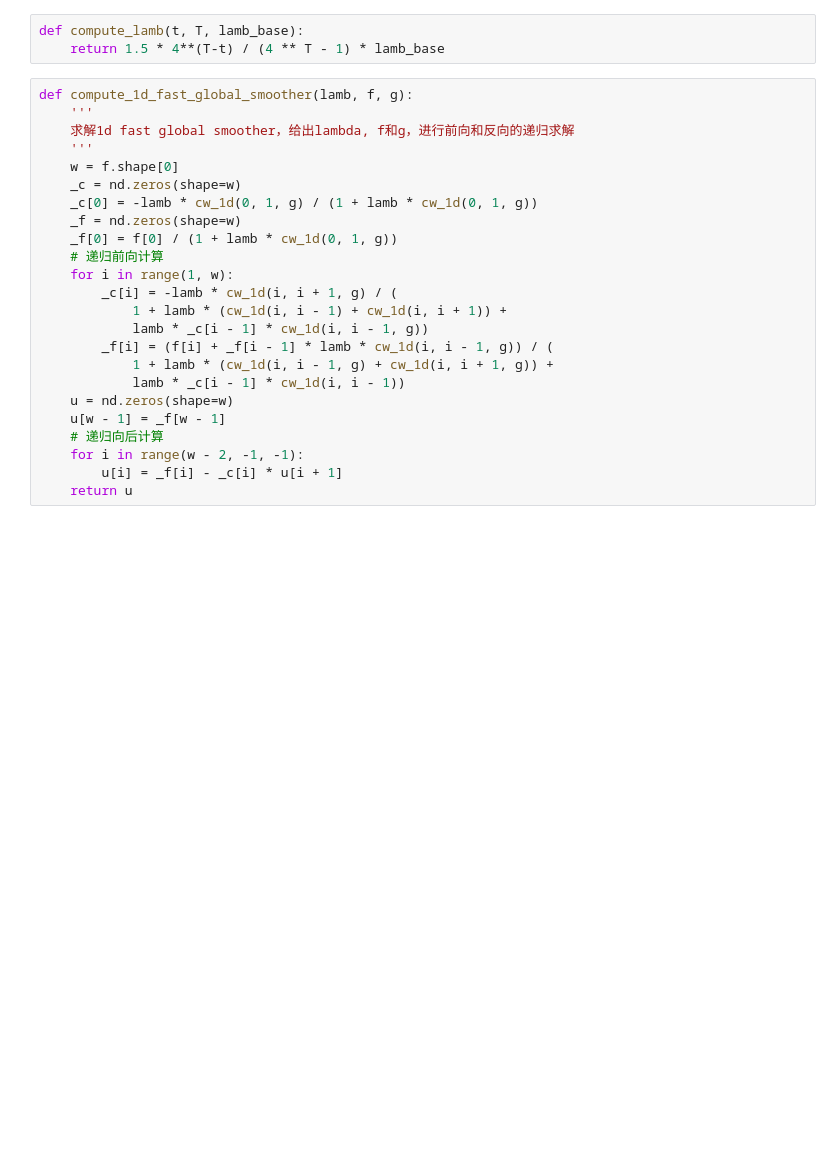
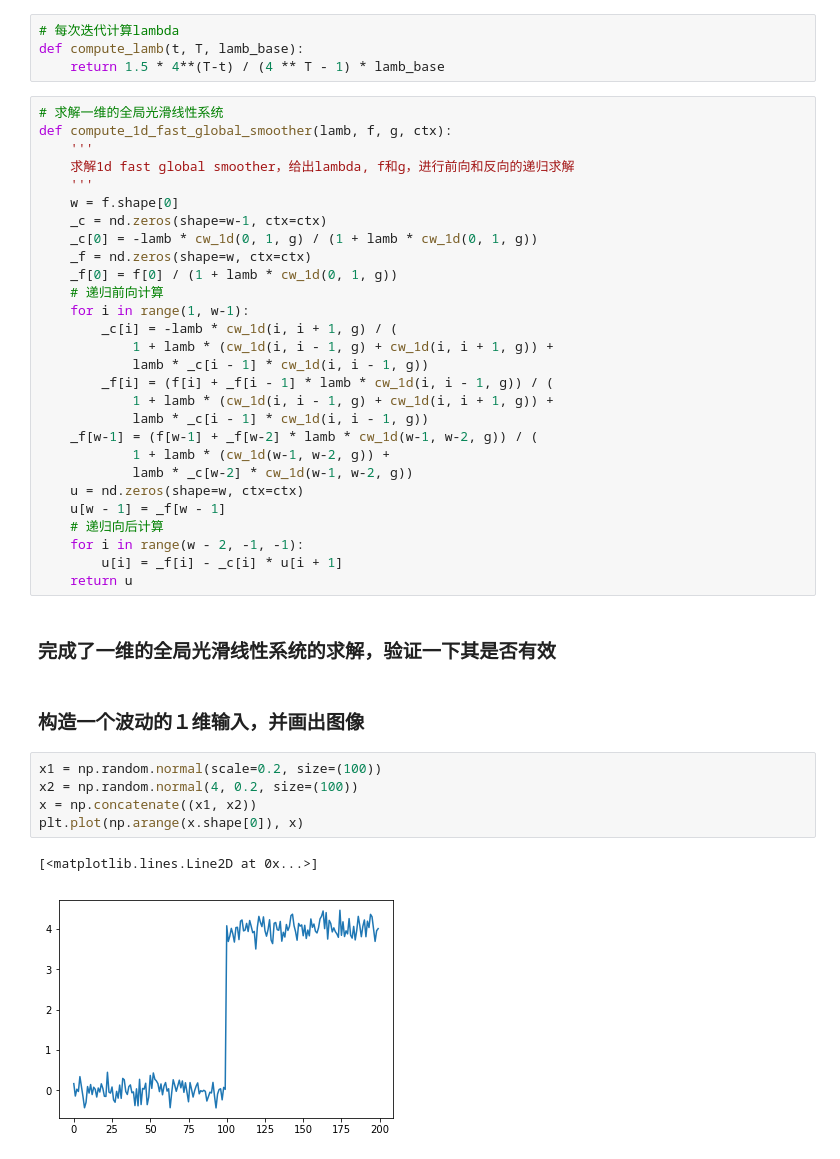
Before and after one commit to L1aoXingyu/Digital-Image-Processing, a Jupyter notebook: assignment3/fast global smooth.ipynb, the cells around one changed output. Drawn from its saved outputs; the diff is of its cells as text; blank space fills up the shorter version.

```diff
--- a/assignment3/fast global smooth.ipynb
+++ b/assignment3/fast global smooth.ipynb
@@ -39,29 +43,46 @@ def cw_1d(p, q, g, sigma):
     norm = nd.norm(g[p] - g[q])
     return nd.exp(-norm/sigma)
 # %%
+# 每次迭代计算lambda
 def compute_lamb(t, T, lamb_base):
     return 1.5 * 4**(T-t) / (4 ** T - 1) * lamb_base
 # %%
-def compute_1d_fast_global_smoother(lamb, f, g):
+# 求解一维的全局光滑线性系统
+def compute_1d_fast_global_smoother(lamb, f, g, ctx):
     '''
     求解1d fast global smoother，给出lambda, f和g，进行前向和反向的递归求解
     '''
     w = f.shape[0]
-    _c = nd.zeros(shape=w)
+    _c = nd.zeros(shape=w-1, ctx=ctx)
     _c[0] = -lamb * cw_1d(0, 1, g) / (1 + lamb * cw_1d(0, 1, g))
-    _f = nd.zeros(shape=w)
+    _f = nd.zeros(shape=w, ctx=ctx)
     _f[0] = f[0] / (1 + lamb * cw_1d(0, 1, g))
     # 递归前向计算
-    for i in range(1, w):
+    for i in range(1, w-1):
         _c[i] = -lamb * cw_1d(i, i + 1, g) / (
-            1 + lamb * (cw_1d(i, i - 1) + cw_1d(i, i + 1)) +
+            1 + lamb * (cw_1d(i, i - 1, g) + cw_1d(i, i + 1, g)) +
             lamb * _c[i - 1] * cw_1d(i, i - 1, g))
         _f[i] = (f[i] + _f[i - 1] * lamb * cw_1d(i, i - 1, g)) / (
             1 + lamb * (cw_1d(i, i - 1, g) + cw_1d(i, i + 1, g)) +
-            lamb * _c[i - 1] * cw_1d(i, i - 1))
-    u = nd.zeros(shape=w)
+            lamb * _c[i - 1] * cw_1d(i, i - 1, g))
+    _f[w-1] = (f[w-1] + _f[w-2] * lamb * cw_1d(w-1, w-2, g)) / (
+            1 + lamb * (cw_1d(w-1, w-2, g)) +
+            lamb * _c[w-2] * cw_1d(w-1, w-2, g))
+    u = nd.zeros(shape=w, ctx=ctx)
     u[w - 1] = _f[w - 1]
     # 递归向后计算
     for i in range(w - 2, -1, -1):
         u[i] = _f[i] - _c[i] * u[i + 1]
     return u
+# %% [markdown]
+### 完成了一维的全局光滑线性系统的求解，验证一下其是否有效
+# %% [markdown]
+### 构造一个波动的１维输入，并画出图像
+# %%
+x1 = np.random.normal(scale=0.2, size=(100))
+x2 = np.random.normal(4, 0.2, size=(100))
+x = np.concatenate((x1, x2))
+plt.plot(np.arange(x.shape[0]), x)
+# %% [output]
+[<matplotlib.lines.Line2D at 0x...>]
+[figure, added]
```
Also changed, not shown: parts of 13 cells of this notebook, 1 other file.
